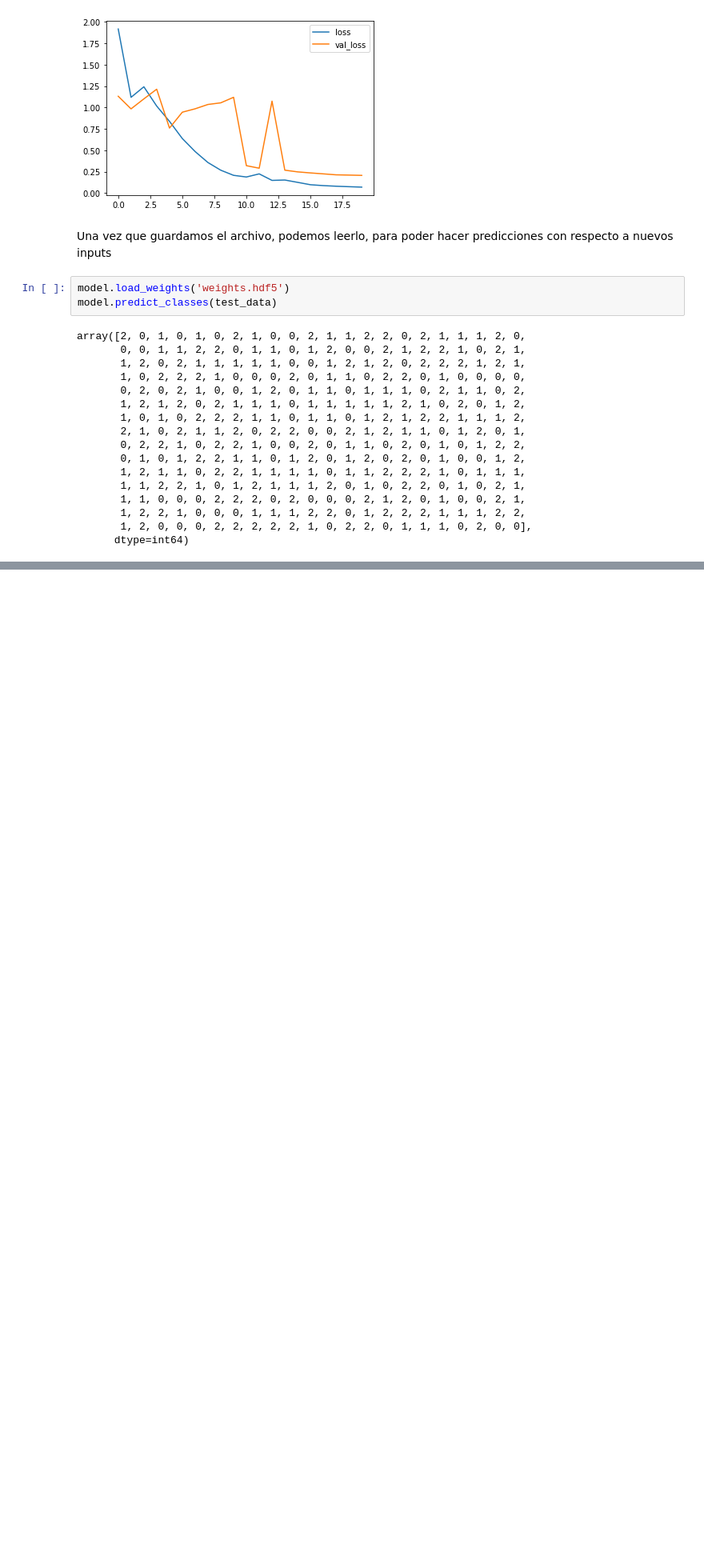
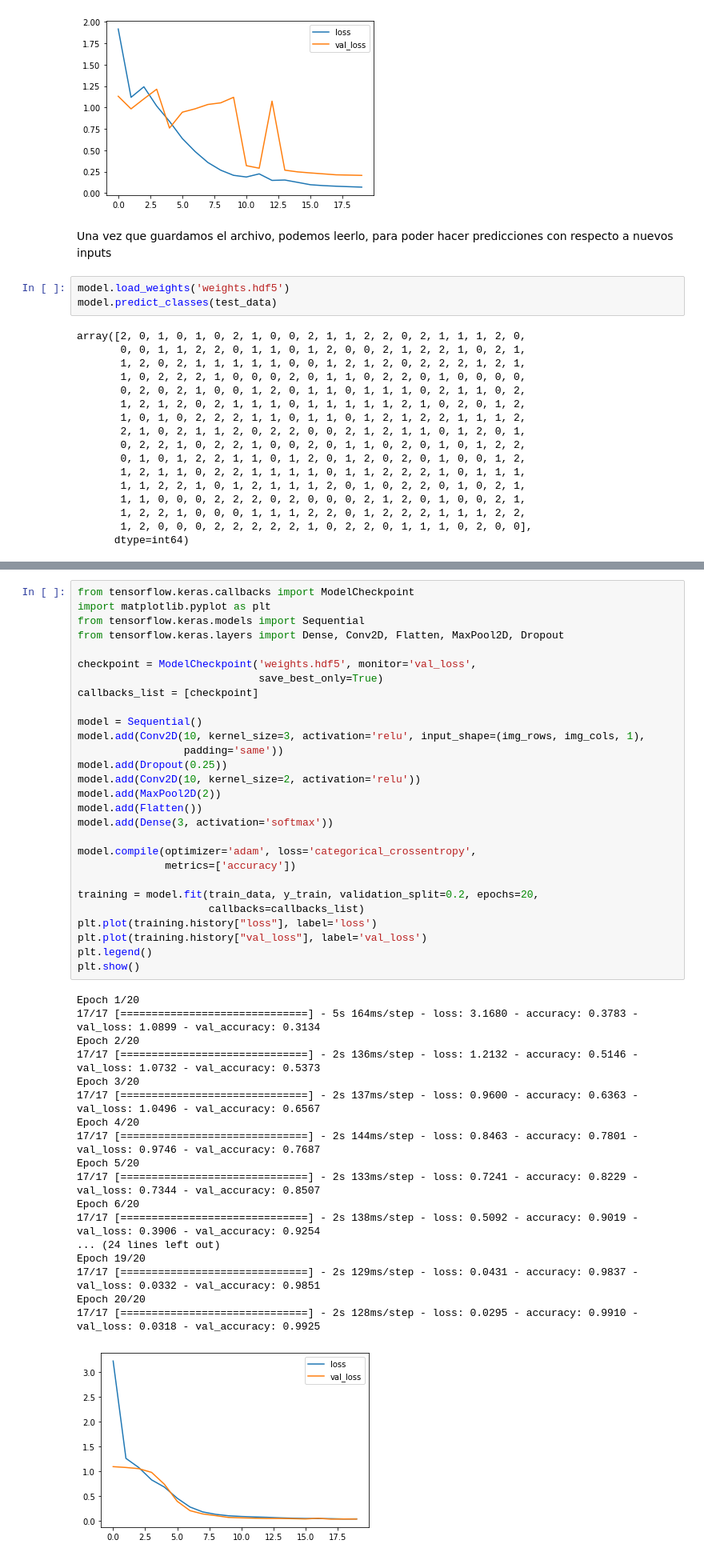
Before and after one commit to PamelaMunozCaceres/Python-Study, a Jupyter notebook: Image Processing with keras in Python.ipynb, the cells around one changed output, grey strips where cells are left out. Shown at 80% size. Saved outputs shown, nothing was run; the diff lists cells and outputs as text; blank space fills up the shorter version.

Commit message:
finish convolutionals neuronal networks for image processing

```diff
--- a/Image Processing with keras in Python.ipynb
+++ b/Image Processing with keras in Python.ipynb
@@ -843,0 +852,47 @@ array([2, 0, 1, 0, 1, 0, 2, 1, 0, 0, 2, 1, 1, 2, 2, 0, 2, 1, 1, 1, 2, 0,
+# %%
+from tensorflow.keras.callbacks import ModelCheckpoint
+import matplotlib.pyplot as plt
+from tensorflow.keras.models import Sequential
+from tensorflow.keras.layers import Dense, Conv2D, Flatten, MaxPool2D, Dropout
+
+checkpoint = ModelCheckpoint('weights.hdf5', monitor='val_loss',
+                             save_best_only=True)
+callbacks_list = [checkpoint]
+
+model = Sequential()
+model.add(Conv2D(10, kernel_size=3, activation='relu', input_shape=(img_rows, img_cols, 1),
+                 padding='same'))
+model.add(Dropout(0.25))
+model.add(Conv2D(10, kernel_size=2, activation='relu'))
+model.add(MaxPool2D(2))
+model.add(Flatten())
+model.add(Dense(3, activation='softmax'))
+
+model.compile(optimizer='adam', loss='categorical_crossentropy',
+              metrics=['accuracy'])
+
+training = model.fit(train_data, y_train, validation_split=0.2, epochs=20,
+                     callbacks=callbacks_list)
+plt.plot(training.history["loss"], label='loss')
+plt.plot(training.history["val_loss"], label='val_loss')
+plt.legend()
+plt.show()
+# %% [output]
+Epoch 1/20
+17/17 [==============================] - 5s 164ms/step - loss: 3.1680 - accuracy: 0.3783 - val_loss: 1.0899 - val_accuracy: 0.3134
+Epoch 2/20
+17/17 [==============================] - 2s 136ms/step - loss: 1.2132 - accuracy: 0.5146 - val_loss: 1.0732 - val_accuracy: 0.5373
+Epoch 3/20
+17/17 [==============================] - 2s 137ms/step - loss: 0.9600 - accuracy: 0.6363 - val_loss: 1.0496 - val_accuracy: 0.6567
+Epoch 4/20
+17/17 [==============================] - 2s 144ms/step - loss: 0.8463 - accuracy: 0.7801 - val_loss: 0.9746 - val_accuracy: 0.7687
+Epoch 5/20
+17/17 [==============================] - 2s 133ms/step - loss: 0.7241 - accuracy: 0.8229 - val_loss: 0.7344 - val_accuracy: 0.8507
+Epoch 6/20
+17/17 [==============================] - 2s 138ms/step - loss: 0.5092 - accuracy: 0.9019 - val_loss: 0.3906 - val_accuracy: 0.9254
+... (24 lines left out)
+Epoch 19/20
+17/17 [==============================] - 2s 129ms/step - loss: 0.0431 - accuracy: 0.9837 - val_loss: 0.0332 - val_accuracy: 0.9851
+Epoch 20/20
+17/17 [==============================] - 2s 128ms/step - loss: 0.0295 - accuracy: 0.9910 - val_loss: 0.0318 - val_accuracy: 0.9925
+[figure, added]
```
Also changed, not shown: parts of 24 cells of this notebook.
